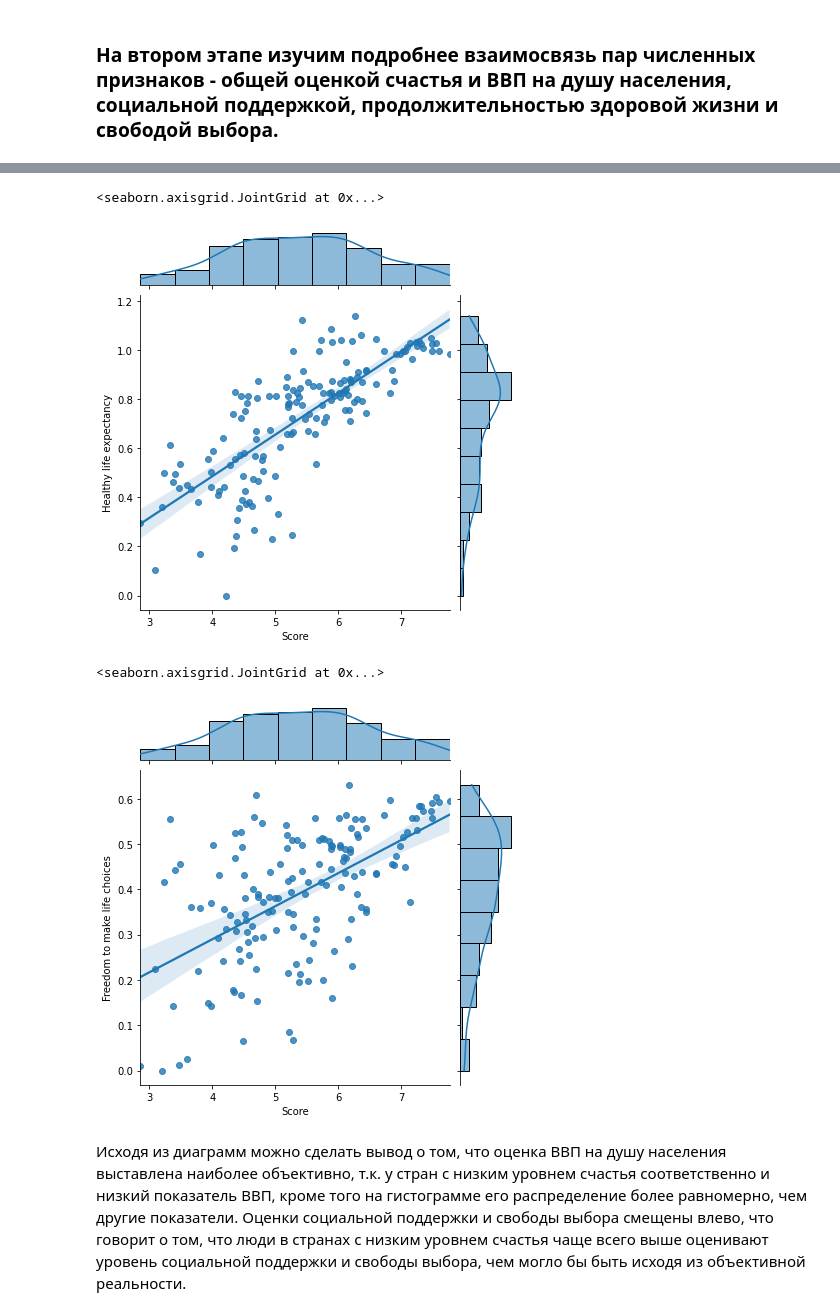
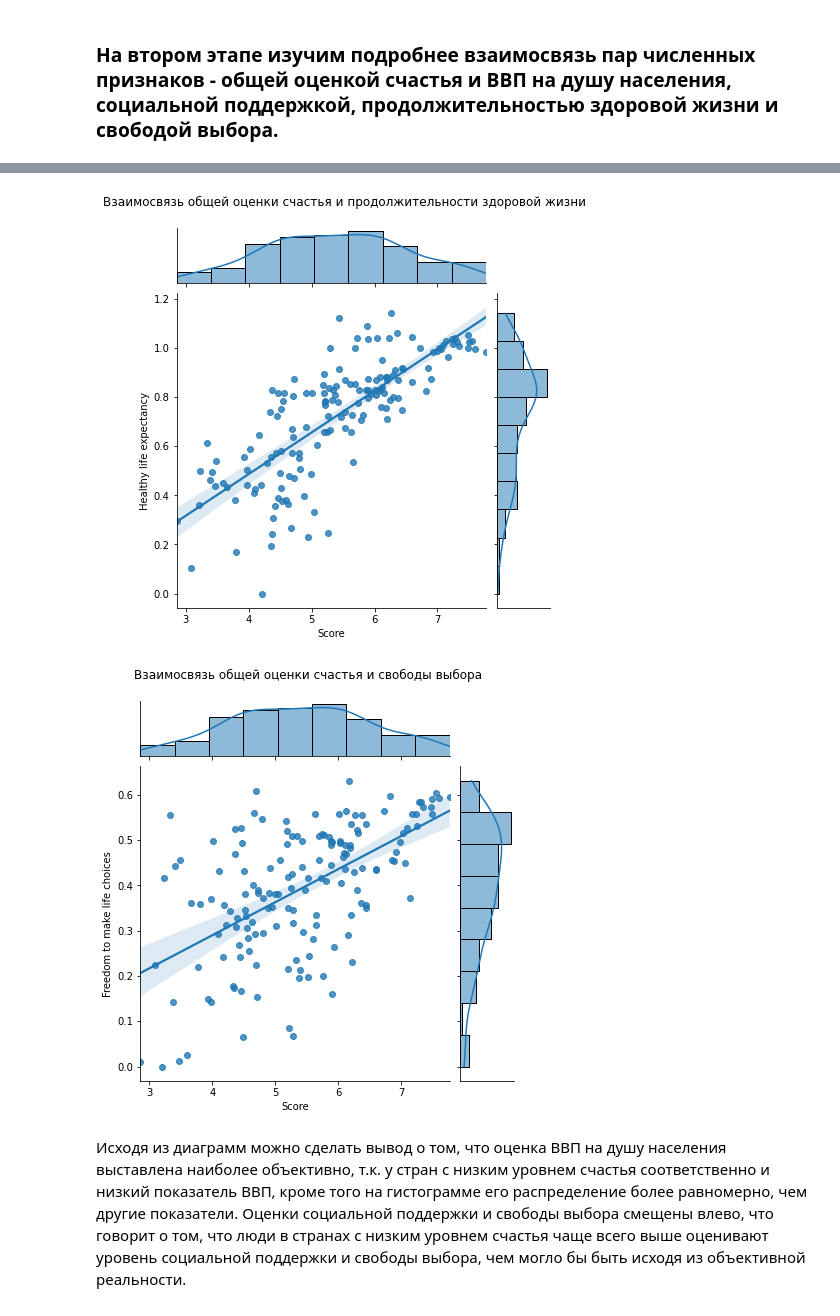
Before and after one commit to ConveroMursa/pyda_homeworks, a Jupyter notebook: visualization/visualization.ipynb, the cells around one changed output, grey strips where cells are left out. Cells and saved outputs as stored; diff of their text form; code cells hidden in the pictures.

```diff
--- a/visualization/visualization.ipynb
+++ b/visualization/visualization.ipynb
@@ -99,13 +101,15 @@ sns.jointplot(x='Score', y='Social support', data=df_19, kind='reg')
 # %%
 sns.jointplot(x='Score', y='Healthy life expectancy', data=df_19, kind='reg')
+plt.suptitle("Взаимосвязь общей оценки счастья и продолжительности здоровой жизни", y=1.05)
+sns.despine()
 # %% [output]
-<seaborn.axisgrid.JointGrid at 0x...>
-[figure, old version]
+[figure, new version]
 # %%
 sns.jointplot(x='Score', y='Freedom to make life choices', data=df_19, kind='reg')
+plt.suptitle("Взаимосвязь общей оценки счастья и свободы выбора", y=1.05)
+sns.despine()
 # %% [output]
-<seaborn.axisgrid.JointGrid at 0x...>
-[figure, old version]
+[figure, new version]
 # %% [markdown]
 Исходя из диаграмм можно сделать вывод о том, что оценка ВВП на душу населения выставлена наиболее объективно, т.к. у стран с низким уровнем счастья соответственно и низкий показатель ВВП, кроме того на гистограмме его распределение более равномерно, чем другие показатели. Оценки социальной поддержки и свободы выбора смещены влево, что говорит о том, что люди в странах с низким уровнем счастья чаще всего выше оценивают уровень социальной поддержки и свободы выбора, чем могло бы быть исходя из объективной реальности.
 # %% [markdown]
```
Also changed, not shown: parts of 10 cells of this notebook.
